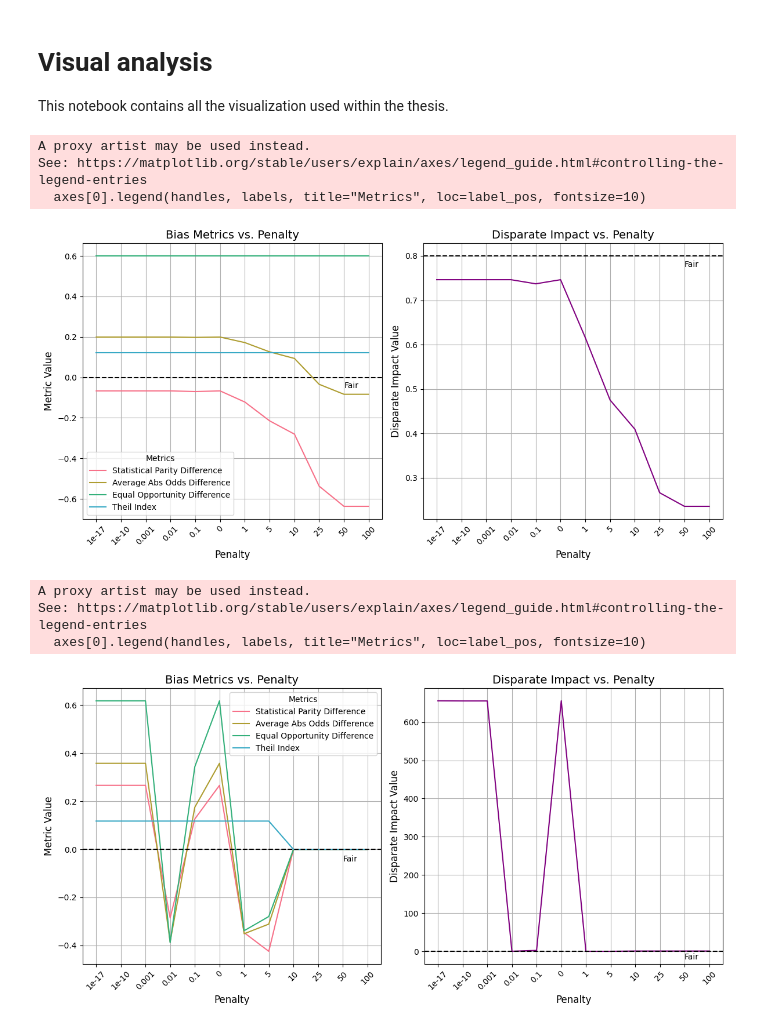
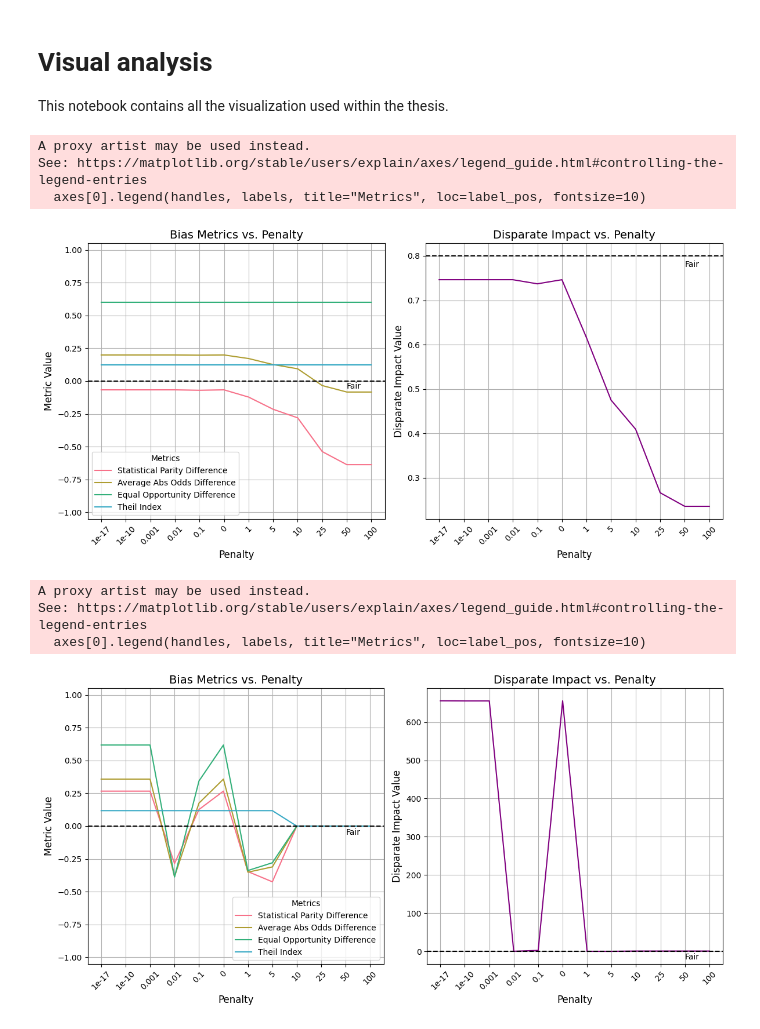
Before and after one commit to mkleinegger/evaluation-bias-detection-and-mitigation, a Jupyter notebook: plots.ipynb, the cells around one changed output. Cells and saved outputs as stored; diff of their text form; code cells hidden in the pictures.

```diff
--- a/plots.ipynb
+++ b/plots.ipynb
@@ -7,7 +7,10 @@ import seaborn as sns
 import pandas as pd
 import json
 # %%
-def plot_fairness_metrics(data, label_pos, label_fair_pos_metrics, label_fair_di_pos):
+def plot_fairness_metrics(data, label_pos, label_fair_pos_metrics, label_fair_di_pos, label_fair_index=None):
+    if label_fair_index is None:
+        label_fair_index = data.index.max()
+
     # Set up the color palette
     palette = sns.color_palette("husl", len(data.columns))
 
@@ -20,7 +23,10 @@ def plot_fairness_metrics(data, label_pos, label_fair_pos_metrics, label_fair_di
 
     # Add a horizontal dotted line at y=0 with label "Fair"
     axes[0].axhline(y=0, color='black', linestyle='--')
-    axes[0].text(x=data.index.max(), y=label_fair_pos_metrics, s="Fair", color='black', ha='left', va='center', fontsize=10)
+    axes[0].text(x=label_fair_index, y=label_fair_pos_metrics, s="Fair", color='black', ha='left', va='center', fontsize=10)
+
+    # Set y-axis limit between -1 and 1 for the first plot
+    axes[0].set_ylim(-1.05, 1.05)
 
     axes[0].set_xlabel("Penalty", fontsize=12)
     axes[0].set_ylabel("Metric Value", fontsize=12)
@@ -31,9 +37,11 @@ def plot_fairness_metrics(data, label_pos, label_fair_pos_metrics, label_fair_di
     # Plotting disparate impact
     axes[1].plot(data.index, data["disparate_impact"], label="Disparate Impact", color='purple')
 
-    # Add a horizontal dotted line at y=1 with label "Fair"
+    # Add a horizontal dotted line at y=0.8 with label "Fair"
     axes[1].axhline(y=0.8, color='black', linestyle='--')
-    axes[1].text(x=data.index.max(), y=label_fair_di_pos, s="Fair", color='black', ha='left', va='center', fontsize=10)
+    axes[1].text(x=label_fair_index, y=label_fair_di_pos, s="Fair", color='black', ha='left', va='center', fontsize=10)
+
+    # axes[1].set_ylim(0, 10)
 
     axes[1].set_xlabel("Penalty", fontsize=12)
     axes[1].set_ylabel("Disparate Impact Value", fontsize=12)
@@ -59,17 +67,17 @@ def load_data(path):
     df.index = df.index.astype(str)
     return df
 # %%
-plot_fairness_metrics(load_data("results/fairness_metrics_original.json"), "lower left", -0.04, 0.78)
+plot_fairness_metrics(load_data("results/fairness_metrics_original.json"), "lower left", -0.04, 0.78, )
 # %% [output]
 A proxy artist may be used instead.
 See: https://matplotlib.org/stable/users/explain/axes/legend_guide.html#controlling-the-legend-entries
   axes[0].legend(handles, labels, title="Metrics", loc=label_pos, fontsize=10)
-[figure, old version]
+[figure, new version]
 # %%
-plot_fairness_metrics(load_data("results/fairness_metrics_original_cleaned.json"), "upper right", -0.04, -15)
+plot_fairness_metrics(load_data("results/fairness_metrics_original_cleaned.json"), "lower right", -0.05, -15)
 # %% [output]
 A proxy artist may be used instead.
 See: https://matplotlib.org/stable/users/explain/axes/legend_guide.html#controlling-the-legend-entries
   axes[0].legend(handles, labels, title="Metrics", loc=label_pos, fontsize=10)
-[figure, old version]
+[figure, new version]
 # %%
```
Also changed, not shown: parts of 6 cells of this notebook, 11 other files.
